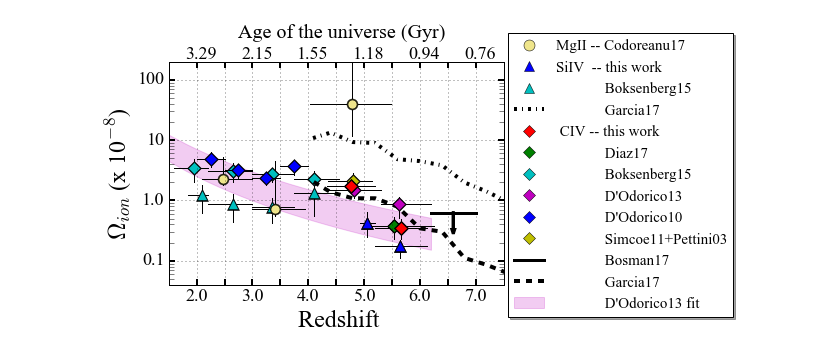
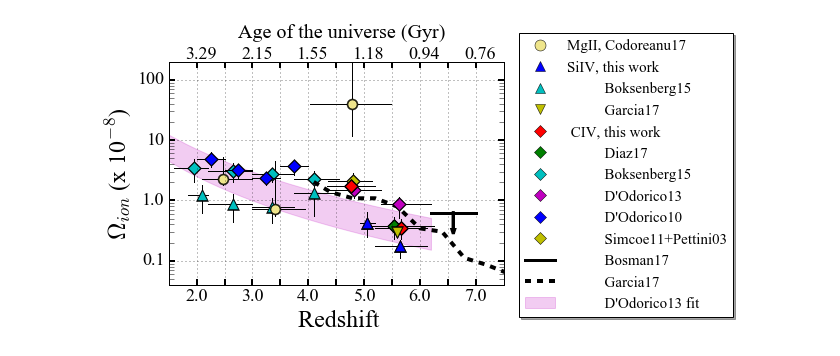
Before and after one commit to alexcodoreanu/PhD, a Jupyter notebook: paper2/notebooks/omega_wh_legend.ipynb, the cells around one changed output. Cells and saved outputs as stored; diff of their text form; code cells hidden in the pictures.

```diff
--- a/paper2/notebooks/omega_wh_legend.ipynb
+++ b/paper2/notebooks/omega_wh_legend.ipynb
@@ -148,39 +148,44 @@ for i in range(0, len(sigma5_z)):
     plt.plot([sigma5_z[i], sigma5_z[i]], [sigma5_bound_low[i], sigma5_bound_high[i]], 'k-', lw=1.0)
 for i in range(0, len(sigma5_z)):
     plt.plot([si4_sigma5_z_low[i], si4_sigma5_z_high[i]],
-             [si4_sigma5_values[i], si4_sigma5_values[i]], 'k-', lw=1.0)
+          [si4_sigma5_values[i], si4_sigma5_values[i]], 'k-', lw=1.0)
     plt.plot([si4_sigma5_z[i], si4_sigma5_z[i]],
-             [si4_sigma5_bound_low[i], si4_sigma5_bound_high[i]], 'k-', lw=1.0)
+          [si4_sigma5_bound_low[i], si4_sigma5_bound_high[i]], 'k-', lw=1.0)
 for i in range(0, len(b11_si4_sigma5_z)):
     plt.plot([b11_si4_sigma5_z[i], b11_si4_sigma5_z[i]],
-             [b11_si4_sigma5_bound_low[i], b11_si4_sigma5_bound_high[i]], 'k-', lw=1.0)
+          [b11_si4_sigma5_bound_low[i], b11_si4_sigma5_bound_high[i]], 'k-', lw=1.0)
     plt.plot([b11_si4_sigma5_zmin[i], b11_si4_sigma5_zmax[i]],
-             [b11_si4_sigma5_values[i], b11_si4_sigma5_values[i]], 'k-', lw=1.0)
+          [b11_si4_sigma5_values[i], b11_si4_sigma5_values[i]], 'k-', lw=1.0)
 
     plt.plot([b11_c4_sigma5_z[i], b11_c4_sigma5_z[i]],
-             [b11_c4_sigma5_bound_low[i], b11_c4_sigma5_bound_high[i]], 'k-', lw=1.0)
+          [b11_c4_sigma5_bound_low[i], b11_c4_sigma5_bound_high[i]], 'k-', lw=1.0)
     plt.plot([b11_c4_sigma5_zmin[i], b11_c4_sigma5_zmax[i]],
-             [b11_c4_sigma5_values[i], b11_c4_sigma5_values[i]], 'k-', lw=1.0)
+          [b11_c4_sigma5_values[i], b11_c4_sigma5_values[i]], 'k-', lw=1.0)
 
 ############################################################################################
 ############################################################################################
 plt.plot([z_mg2, z_mg2], [omega_mg2_low, omega_mg2_upp], 'k-', lw=1.0)
 plt.plot([zmin_mg2, zmax_mg2], [omega_mg2, omega_mg2], 'k-', lw=1.0)
-plt.plot(z_mg2, omega_mg2, 'o',color = mg2_color,  markersize=11, alpha=1.0, label="MgII -- Codoreanu17")
+plt.plot(z_mg2, omega_mg2, 'o',color = mg2_color,  markersize=11, alpha=1.0, label="MgII, Codoreanu17")
 
 
 
 ############################################################################################
 ############################################################################################
 plt.plot(si4_sigma5_z, si4_sigma5_values, 'k^', markersize=12, alpha=1.0)
-plt.plot(si4_sigma5_z, si4_sigma5_values, 'b^', markersize=10,alpha=1.0, label="SiIV  -- this work")
+plt.plot(si4_sigma5_z, si4_sigma5_values, 'b^', markersize=10,alpha=1.0, label="SiIV, this work")
 
 
 plt.plot(b11_si4_sigma5_z, b11_si4_sigma5_values, 'k^', markersize=12, alpha=1.0)
 plt.plot(b11_si4_sigma5_z, b11_si4_sigma5_values, 'c^', markersize=10,alpha=1.0,
-         label="             Boksenberg15")
+         label="          Boksenberg15")
 
-plt.plot(angela_sim_z, angela_sim_value, 'k-.', lw=4.0, label="             Garcia17")
+#plt.plot(angela_sim_z, angela_sim_value, 'k-.', lw=4.0, label="          Garcia17")
+
+plt.plot(5.6, 0.3, 'kv', markersize=12,alpha=1.0)
+plt.plot(5.6, 0.3, 'yv', markersize=10,alpha=1.0, label="          Garcia17")
+
+
 
 plt.legend(bbox_to_anchor=(0, 0), loc=1, borderaxespad=0.1, shadow=True)
 
@@ -191,17 +196,17 @@ plt.legend(bbox_to_anchor=(0, 0), loc=1, borderaxespad=0.1, shadow=True)
 # plot Diaz point with a square
 # plot Diaz error bars
 plt.plot([sigma5_z, sigma5_z], [sigma5_values, sigma5_values], 'kD', markersize=10, alpha=1.0)
-plt.plot(sigma5_z, sigma5_values, 'rD', markersize=9, alpha=1.0, label=" CIV -- this work")
+plt.plot(sigma5_z, sigma5_values, 'rD', markersize=9, alpha=1.0, label=" CIV, this work")
 
 
 plt.plot([z_D, z_D], [omega_D_low, omega_D_upp], 'k-', lw=1.0)
 plt.plot([zmin_D, zmax_D], [omega_D, omega_D], 'k-', lw=1.0)
 plt.plot([z_D, z_D], [omega_D, omega_D], 'kD', markersize=10, alpha=1.0)
-plt.plot(z_D, omega_D, 'gD', markersize=9, alpha=1.0, label="             Diaz17")
+plt.plot(z_D, omega_D, 'gD', markersize=9, alpha=1.0, label="          Diaz17")
 
 
 plt.plot(b11_c4_sigma5_z, b11_c4_sigma5_values, 'kD', markersize=10, alpha=1.0)
-plt.plot(b11_c4_sigma5_z, b11_c4_sigma5_values, 'cD', markersize=9,alpha=1.0, label="             Boksenberg15")
+plt.plot(b11_c4_sigma5_z, b11_c4_sigma5_values, 'cD', markersize=9,alpha=1.0, label="          Boksenberg15")
 
 
 # plot V14 point with a pentagon
@@ -209,14 +214,14 @@ plt.plot(b11_c4_sigma5_z, b11_c4_sigma5_values, 'cD', markersize=9,alpha=1.0, la
 plt.plot([z_v14, z_v14], [omega_v14_low, omega_v14_upp], 'k-', lw=1.0)
 plt.plot([zmin_v14, zmax_v14], [omega_v14, omega_v14], 'k-', lw=1.0)
 plt.plot(z_v14, omega_v14, 'kD', markersize=10, alpha=1.0)
-plt.plot(z_v14, omega_v14, 'mD', markersize=9, alpha=1.0, label="             D'Odorico13")
+plt.plot(z_v14, omega_v14, 'mD', markersize=9, alpha=1.0, label="          D'Odorico13")
 
 # plot V10 point with a pentagon
 # plot V10 error bars
 plt.plot([z_v10, z_v10], [omega_v10_low, omega_v10_upp], 'k-', lw=1.0)
 plt.plot([zmin_v10, zmax_v10], [omega_v10, omega_v10], 'k-', lw=1.0)
 plt.plot(z_v10, omega_v10, 'kD', markersize=10, alpha=1.0)
-plt.plot(z_v10, omega_v10, 'bD', markersize=9, alpha=1.0, label="             D'Odorico10")
+plt.plot(z_v10, omega_v10, 'bD', markersize=9, alpha=1.0, label="          D'Odorico10")
 
 
 # plot Simcoe&Pettini point with a square
@@ -224,24 +229,24 @@ plt.plot(z_v10, omega_v10, 'bD', markersize=9, alpha=1.0, label="             D'
 plt.plot([z_SP, z_SP], [omega_SP_low, omega_SP_upp], 'k-', lw=1.0)
 plt.plot([zmin_SP, zmax_SP], [omega_SP, omega_SP], 'k-', lw=1.0)
 plt.plot(z_SP, omega_SP, 'kD', markersize=10, alpha=1.0)
-plt.plot(z_SP, omega_SP, 'yD', markersize=9, alpha=1.0, label="             Simcoe11+Pettini03")
+plt.plot(z_SP, omega_SP, 'yD', markersize=9, alpha=1.0, label="          Simcoe11+Pettini03")
 
 
 # plot the boundaries of the V14 fit
 xaxis = np.array([1.5, 1.8, 2, 2.2, 2.4, 2.6, 2.8, 3.0, 3.2, 3.4, 3.6, 3.7,
-                  3.9, 4.1, 4.3, 4.5, 4.7, 4.9, 5.1, 5.3, 5.5, 5.7, 5.9, 6.2])
+               3.9, 4.1, 4.3, 4.5, 4.7, 4.9, 5.1, 5.3, 5.5, 5.7, 5.9, 6.2])
 yvalues_low_v14  = (2.0 - 1.0)*pow((1.0 + xaxis)/4.0, -3.1 - 0.1)# *pow(10.0, -8.0)
 yvalues_high_v14 = (2.0 + 1.0)*pow((1.0 + xaxis)/4.0, -3.1 + 0.1)# *pow(10.0, -8.0)
-plt.fill_between(xaxis, yvalues_low_v14, yvalues_high_v14, color = 'm', alpha = 0.2, label="             D'Odorico13 fit")
+plt.fill_between(xaxis, yvalues_low_v14, yvalues_high_v14, color = 'm', alpha = 0.2, label="          D'Odorico13 fit")
 
 
 
 
-plt.plot([6.2, 7.0], [0.63, 0.63], 'k-', lw=3.0, label="             Bosman17")
+plt.plot([6.2, 7.0], [0.63, 0.63], 'k-', lw=3.0, label="          Bosman17")
 plt.arrow( 6.6, 0.63, 0.0, -0.3, fc="k", ec="k", head_width=0.05, head_length=0.05, lw=3.0)
 
 # plot Angela's simulation data
-plt.plot(z_AG, omega_AG, 'k--', lw=4.0, label="             Garcia17")
+plt.plot(z_AG, omega_AG, 'k--', lw=4.0, label="          Garcia17")
 
 
 #overplot the data to highlight my values
@@ -256,46 +261,48 @@ plt.plot([sigma5_z, sigma5_z], [sigma5_values, sigma5_values], 'kD', markersize=
 plt.plot(sigma5_z, sigma5_values, 'rD', markersize=9, alpha=1.0)
 
 
-
+plt.xlim([1.5,7.5])
 xlabels = ['2.0', ' ', '3.0', ' ', '4.0', ' ', '5.0' , ' ', '6.0', ' ', '7.0']
 plt.xticks([2, 2.5, 3, 3.5, 4, 4.5, 5 , 5.5, 6, 6.5, 7.0], xlabels, **hfont, fontsize = 18)
 
 ylabels = ['0.1', '1.0', '10', '100']
 plt.yticks([0.1, 1 , 10, 100], ylabels, **hfont, fontsize = 18)
 
+plt.plot(5.6, 0.3, 'kv', markersize=12,alpha=1.0)
+plt.plot(5.6, 0.3, 'yv', markersize=10,alpha=1.0)
+
 
 plt.grid(True)
 
 
 plt.ylim([0.04,200] )
-plt.xlim([1.5,7.5])
 
 plt.ylabel('$\Omega_{ion}$ (x 10$^{-8}$)', **hfont,  fontsize=24)
 plt.xlabel(' Redshift', **hfont,  fontsize=24)
 plt.tick_params(direction='in', length=6, width=2)
 plt.tick_params(which='minor', length=5)
 
 plt.text(1.8, 230, '3.29', **hfont,  fontsize=18)
 plt.text(2.8, 230, '2.15', **hfont,  fontsize=18)
 plt.text(3.8, 230, '1.55', **hfont,  fontsize=18)
 plt.text(4.8, 230, '1.18', **hfont,  fontsize=18)
 plt.text(5.8, 230, '0.94', **hfont,  fontsize=18)
 plt.text(6.8, 230, '0.76', **hfont,  fontsize=18)
 
 
 plt.text(2.75, 500, 'Age of the universe (Gyr)', **hfont,  fontsize=20)
 
 plt.legend(numpoints=1)
 plt.rc('legend',**{'fontsize':15})
 plt.rc('font',family='Times New Roman')
 
 plt.legend(bbox_to_anchor=(1.69, -0.15), loc=4, borderaxespad=0.1, shadow=True)
 
 
 plt.grid(True)
 
 
 plot_name = plot_path + 'omega_all_values.png'
 plt.savefig(plot_name, bbox_inches='tight', figsize=[20,15], dpi=500)
 # %% [output]
-[figure, old version]
+[figure, new version]
```
Also changed, not shown: parts of 3 cells of this notebook, 7 other files.
